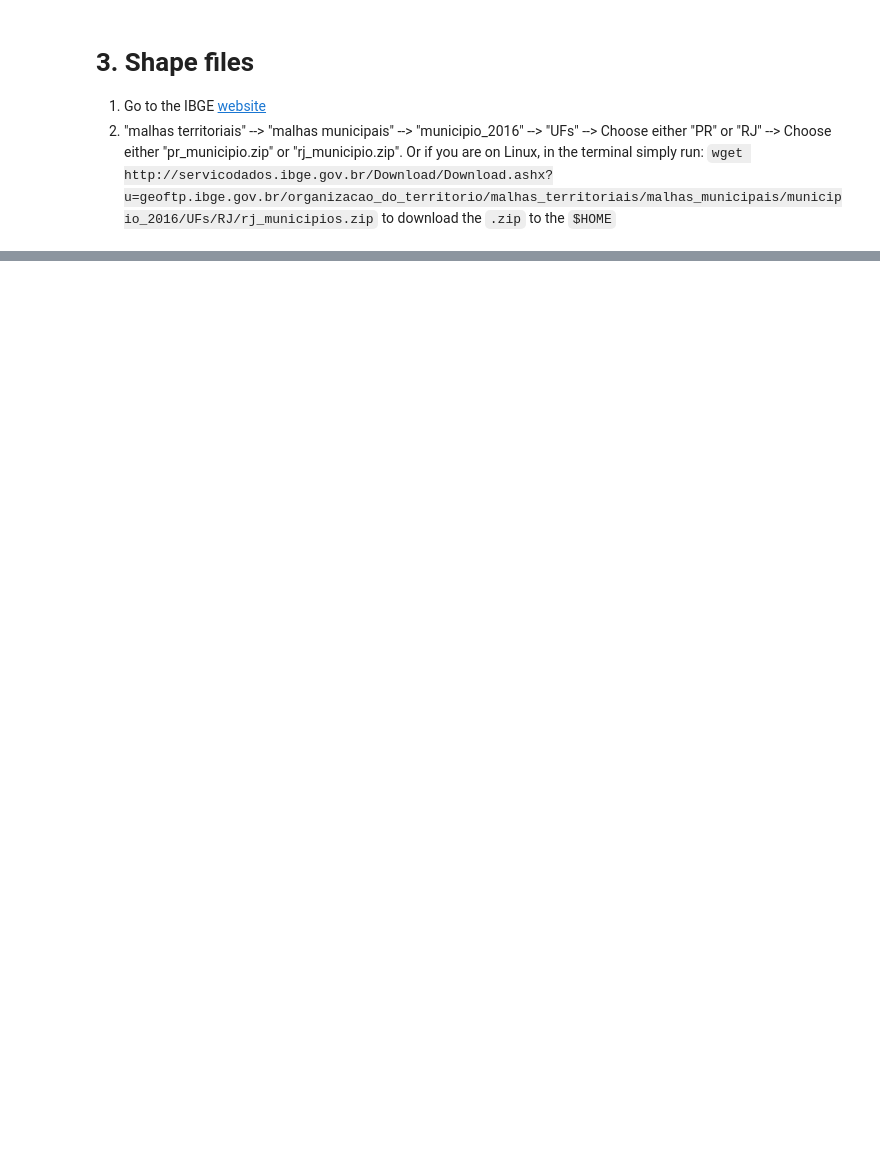
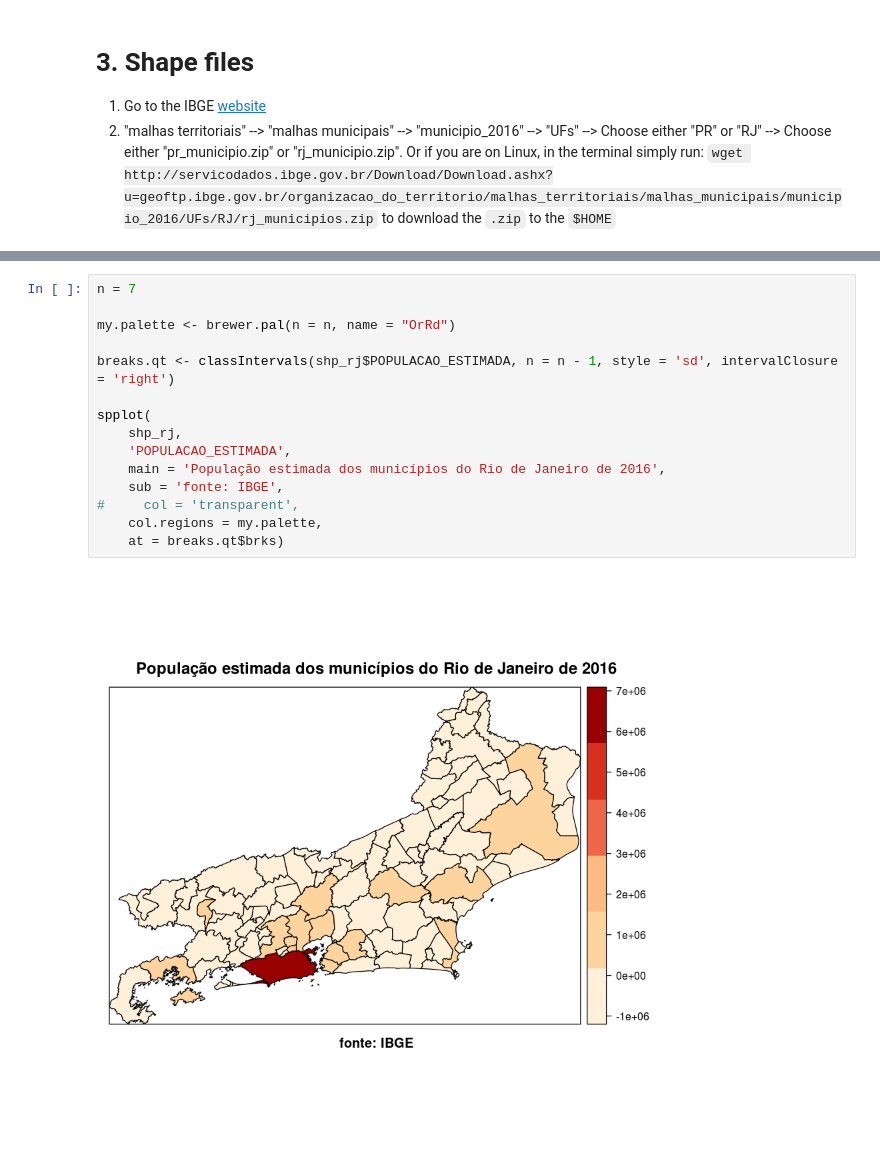
Before and after one commit to jayme-anchante/dsbd, a Jupyter notebook: progamming_languages_for_data_science/2018_04_28_avaliacao_mapa.ipynb, the cells around one changed output, grey strips where cells are left out. Cells and saved outputs as stored; diff of their text form; blank space fills up the shorter version.

```diff
--- a/progamming_languages_for_data_science/2018_04_28_avaliacao_mapa.ipynb
+++ b/progamming_languages_for_data_science/2018_04_28_avaliacao_mapa.ipynb
@@ -54,0 +151,17 @@ ERROR: Error in readOGR(): could not find function "readOGR"
+# %%
+n = 7
+
+my.palette <- brewer.pal(n = n, name = "OrRd")
+
+breaks.qt <- classIntervals(shp_rj$POPULACAO_ESTIMADA, n = n - 1, style = 'sd', intervalClosure = 'right')
+
+spplot(
+    shp_rj,
+    'POPULACAO_ESTIMADA',
+    main = 'População estimada dos municípios do Rio de Janeiro de 2016',
+    sub = 'fonte: IBGE',
+#     col = 'transparent',
+    col.regions = my.palette,
+    at = breaks.qt$brks)
+# %% [output]
+[figure, added]
```
Also changed, not shown: parts of 18 cells of this notebook, 6 other files.
